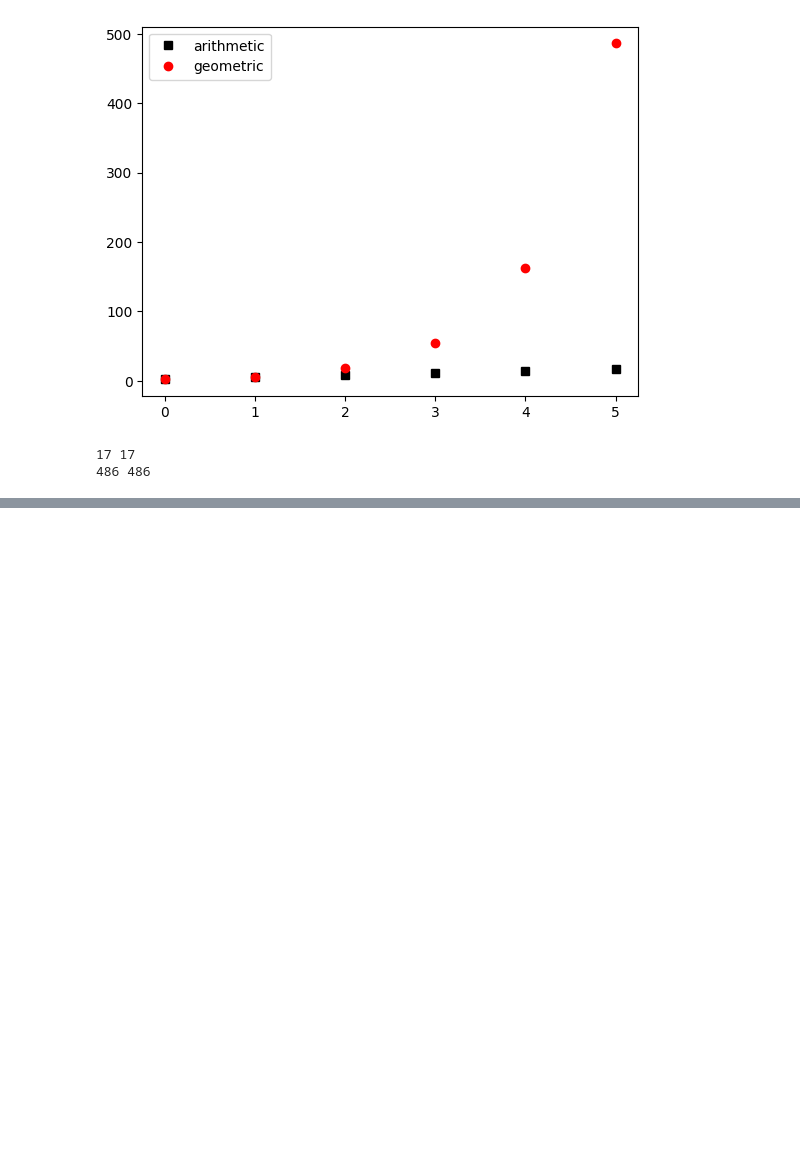
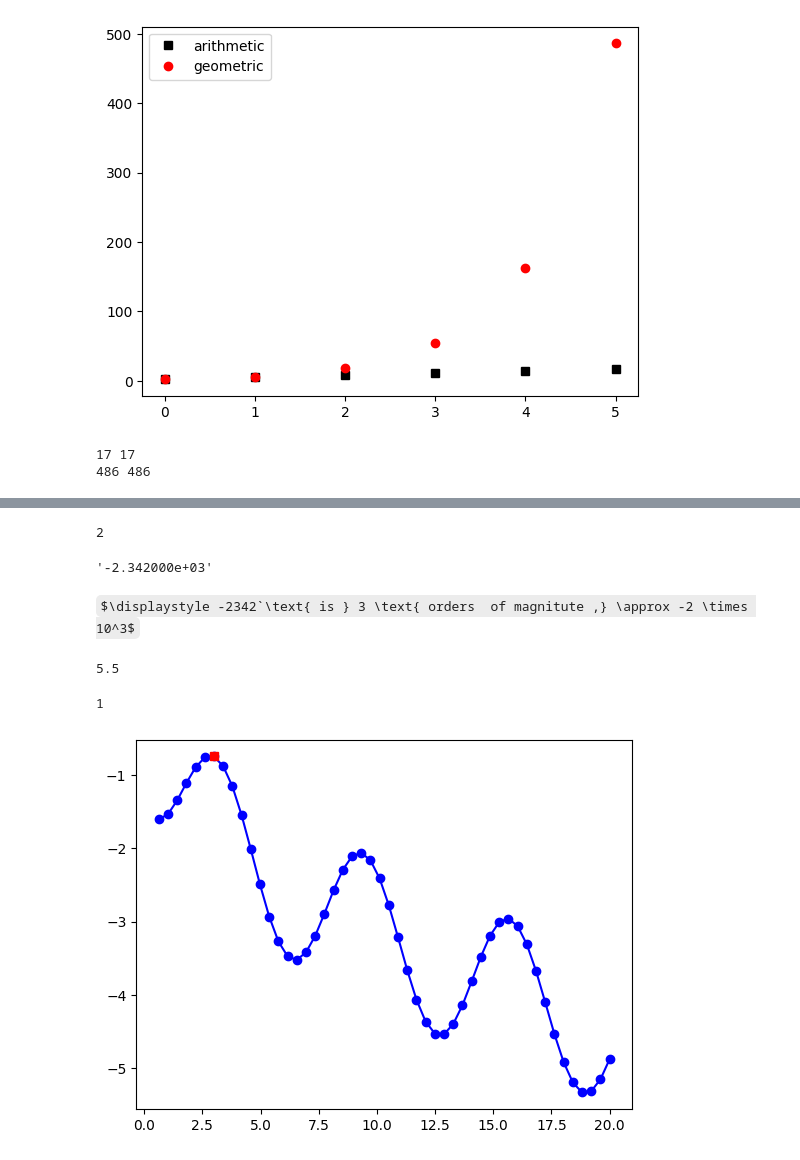
Before and after one commit to yaowenqiang/master_math_by_coding_in_python, a Jupyter notebook: differences.ipynb, the cells around one changed output, grey strips where cells are left out. Cells and saved outputs as stored; diff of their text form; code cells hidden in the pictures; some formulas as TeX source; blank space fills up the shorter version.

```diff
--- a/differences.ipynb
+++ b/differences.ipynb
@@ -447,0 +497,15 @@ print(geo_direct, geoseq[nth-1])
+# %%
+num_str = '{:,e}'.format(num)
+where_dot = num_str.find('.')
+sci_not = num_str[:where_dot]
+
+print(where_dot)
+num_str
+# %% [output]
+2
+'-2.342000e+03'
+# %%
+display(Math("%s`\\text{ is } %s \\text{ orders  of magnitute ,} \\approx %s \\times 10^%g" \
+             %(num, order_of_mag, sci_not,order_of_mag)))
+# %% [output]
+$\displaystyle -2342`\text{ is } 3 \text{ orders  of magnitute ,} \approx -2 \times 10^3$
@@ -447,0 +516,20 @@ print(geo_direct, geoseq[nth-1])
+# %%
+max_val
+# %% [output]
+5.5
+# %%
+max_idx
+# %% [output]
+1
+# %%
+x = np.linspace(0.2*np.pi, 20)
+fx = -(np.cos(x) + np.sqrt(x))
+
+f_max = np.max(fx)
+f_max_index = np.argmax(fx)
+
+plt.plot(x,fx, 'bo-')
+plt.plot(x[f_max_index], f_max, 'rs')
+plt.show()
+# %% [output]
+[figure, added]
```
Also changed, not shown: parts of 15 cells of this notebook, 1 other file.
